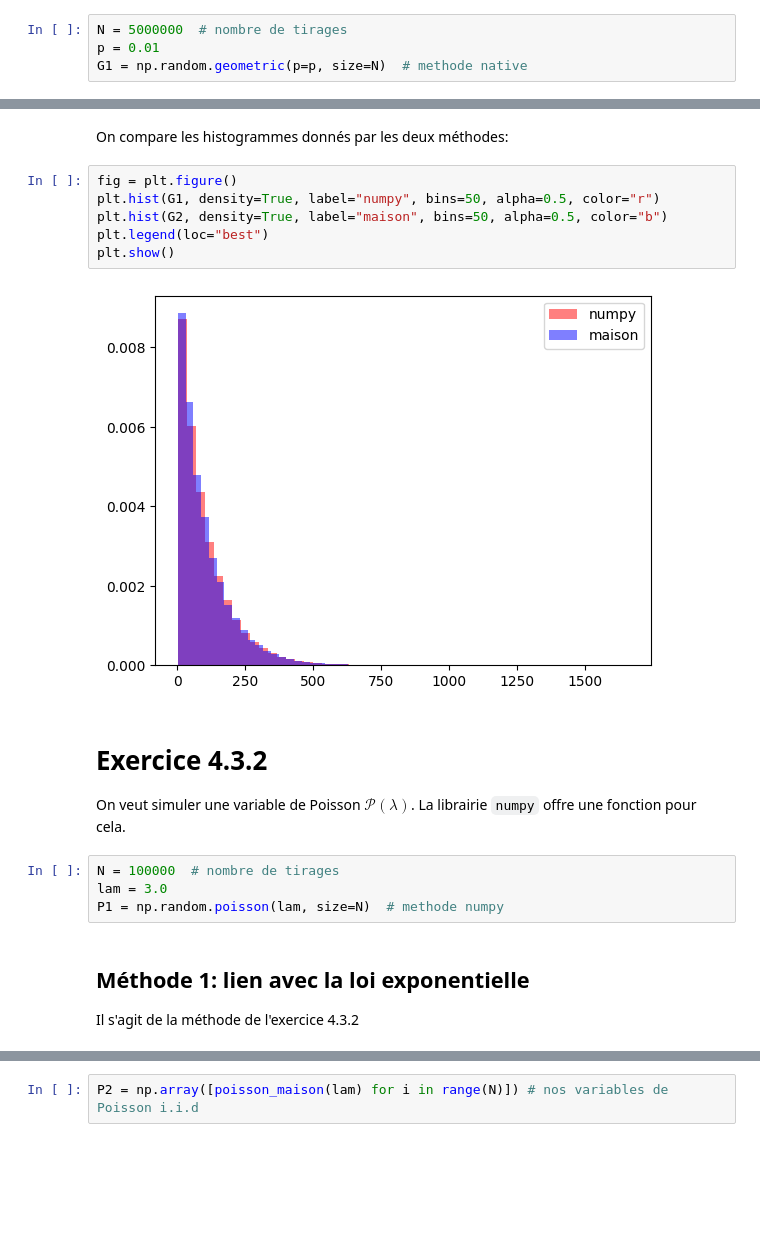
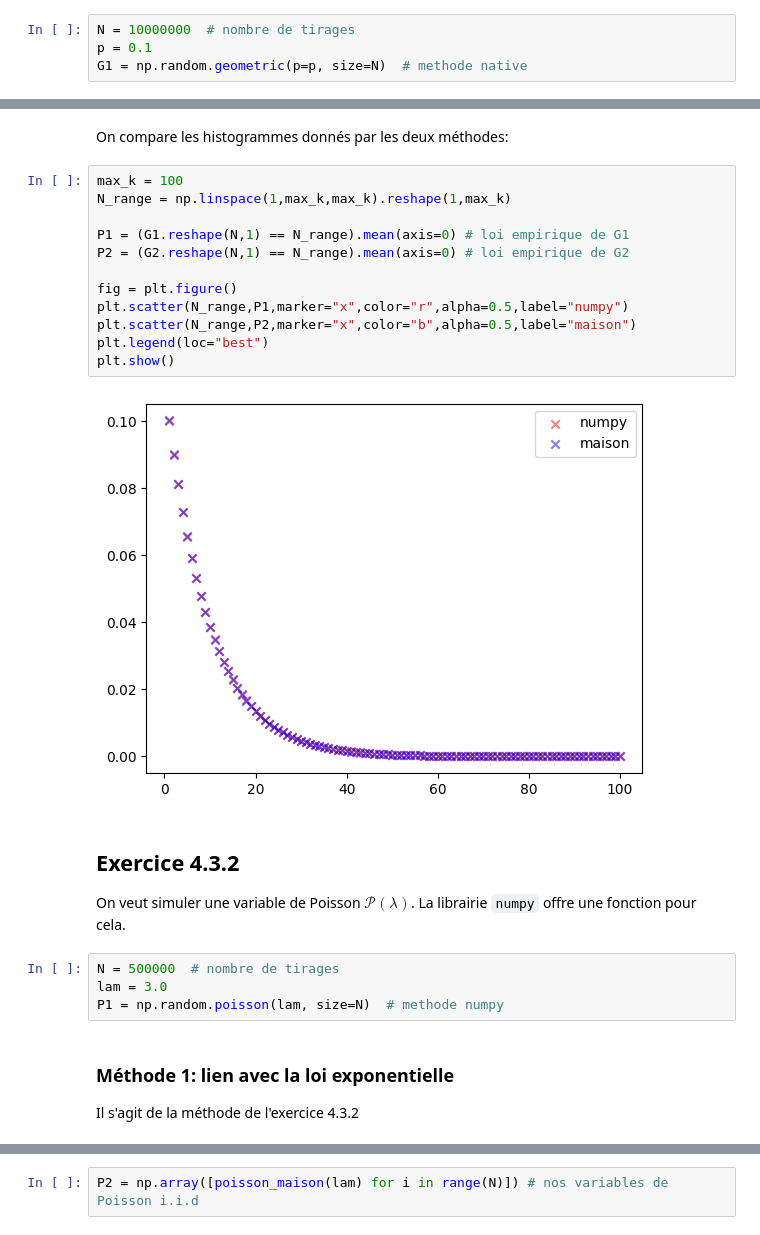
Before and after one commit to noeblassel/noeblassel.github.io, a Jupyter notebook: static/teaching/tp_simu.ipynb, the cells around one changed output, grey strips where cells are left out. Cells and saved outputs as stored; diff of their text form; blank space fills up the shorter version.

```diff
--- a/static/teaching/tp_simu.ipynb
+++ b/static/teaching/tp_simu.ipynb
@@ -7,8 +10,8 @@ from scipy.special import gamma
 
 Méthode de simulation rapide d'une variable géométrique. Avec `numpy`:
 # %%
-N = 5000000  # nombre de tirages
-p = 0.01
+N = 10000000  # nombre de tirages
+p = 0.1
 G1 = np.random.geometric(p=p, size=N)  # methode native
 # %% [markdown]
 Méthode de l'exercice:
@@ -19,22 +22,28 @@ G2 = 1 + np.floor(-np.log(U) / lam) # G2 est composée de variables géométriqu
 # %% [markdown]
 On compare les histogrammes donnés par les deux méthodes:
 # %%
+max_k = 100
+N_range = np.linspace(1,max_k,max_k).reshape(1,max_k)
+
+P1 = (G1.reshape(N,1) == N_range).mean(axis=0) # loi empirique de G1
+P2 = (G2.reshape(N,1) == N_range).mean(axis=0) # loi empirique de G2
+
 fig = plt.figure()
-plt.hist(G1, density=True, label="numpy", bins=50, alpha=0.5, color="r")
-plt.hist(G2, density=True, label="maison", bins=50, alpha=0.5, color="b")
+plt.scatter(N_range,P1,marker="x",color="r",alpha=0.5,label="numpy")
+plt.scatter(N_range,P2,marker="x",color="b",alpha=0.5,label="maison")
 plt.legend(loc="best")
 plt.show()
 # %% [output]
-[figure, old version]
+[figure, new version]
 # %% [markdown]
-# Exercice 4.3.2
+## Exercice 4.3.2
 On veut simuler une variable de Poisson $\mathcal P(\lambda)$. La librairie `numpy` offre une fonction pour cela.
 # %%
-N = 100000  # nombre de tirages
+N = 500000  # nombre de tirages
 lam = 3.0
 P1 = np.random.poisson(lam, size=N)  # methode numpy
 # %% [markdown]
-## Méthode 1: lien avec la loi exponentielle
+### Méthode 1: lien avec la loi exponentielle
 
 Il s'agit de la méthode de l'exercice 4.3.2
 # %%
```
Also changed, not shown: parts of 32 cells of this notebook, 1 other file.
